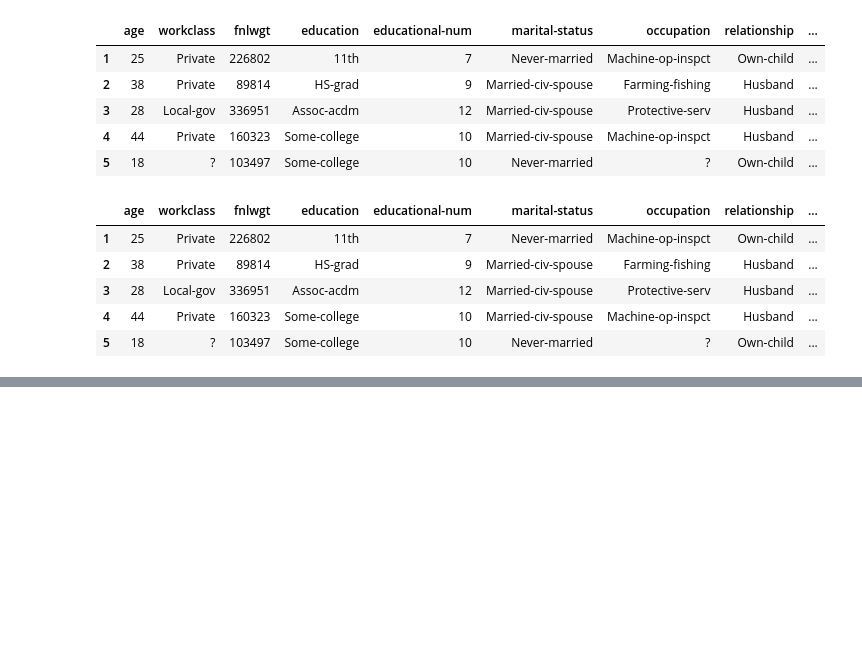
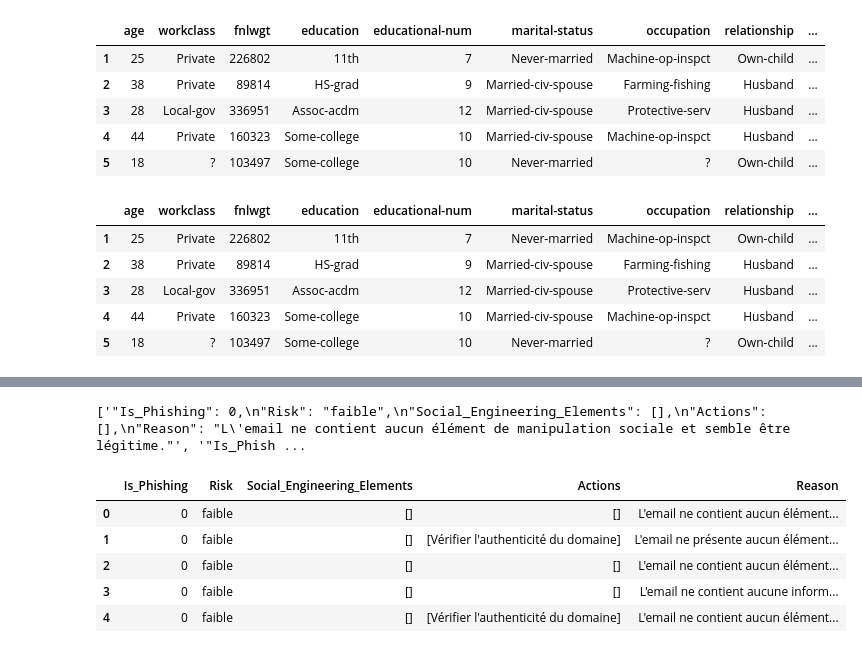
Before and after one commit to avnerelbaz3500/Statapp-Phishing, a Jupyter notebook: main.ipynb, the cells around one changed output, grey strips where cells are left out. Cells and saved outputs as stored; diff of their text form; code cells hidden in the pictures; blank space fills up the shorter version.

```diff
--- a/main.ipynb
+++ b/main.ipynb
@@ -349,0 +479,33 @@ sample_df.to_csv("phishing_emails.csv", index=False, encoding="utf-8")
+# %%
+def predict_email_gpt(email_text):
+    email_text = str(email_text)
+    prompt = f"""
+Tu es un expert en cybersécurité. Ta tâche est de classifier l'email ci-dessous comme "Phishing" ou "Légitime" et d'évaluer le risque.
+Pour cela, tu dois fournir les informations suivantes dans une structure précise :
+
+1. **Is_Phishing** : Indique si l'email est un phishing (1 pour phishing, 0 pour légitime).
+2. **Risk** : Le niveau de certitude que cet email soit un phishing ("élevé", "moyen" ou "faible)
+3. **Social_Engineering_Elements** : Liste des éléments de manipulation sociale trouvés dans l'email (par exemple "Urgence", "Impersonation", "Offre spéciale").
+4. **Actions** : Liste des actions recommandées (par exemple "Ne pas répondre", "Vérifier l'authenticité du domaine").
+5. **Reason** : Une explication résumée expliquant pourquoi l'email est jugé phishing ou légitime.
+
+Email :
+---
+{email_text}
+---
+
+Voici un exemple de réponse :
+  "Is_Phishing": 1,
+  "Risk": "élevé",
+  "Social_Engineering_Elements": ["Urgence", "Impersonation", "Offre spéciale"],
+  "Actions": ["Ne pas répondre", "Vérifier l'authenticité du domaine"],
+  "Reason": "L'email semble être une tentative de phishing en raison de l'urgence, de l'offre spéciale et de l'impersonation."
+"""
+
+    messages = [{"role": "user", "content": prompt}]
+    response = client_gpt.chat.completions.create(
+        model=AZURE_DEPLOYMENT_NAME,
+        messages=messages,
+        temperature=0.0
+    )
+    return response.choices[0].message.content.strip()
@@ -349,0 +527,21 @@ sample_df.to_csv("phishing_emails.csv", index=False, encoding="utf-8")
+# %%
+predictions = []
+for email_text in x_test[:100]: #test sur qlq mails pr l'instant
+    prediction = predict_email_gpt(email_text)
+    predictions.append(prediction)
+print(predictions)
+# %% [output]
+['"Is_Phishing": 0,\n"Risk": "faible",\n"Social_Engineering_Elements": [],\n"Actions": [],\n"Reason": "L\'email ne contient aucun élément de manipulation sociale et semble être légitime."', '"Is_Phish ...
+# %%
+predictions_dict = [ast.literal_eval("{" + pred + "}") for pred in predictions]
+# %%
+df_predictions = pd.DataFrame(predictions_dict)
+# %%
+df_predictions.head()
+# %% [output]
+|  | Is_Phishing | Risk | Social_Engineering_Elements | Actions | Reason |
+| 0 | 0 | faible | [] | [] | L'email ne contient aucun élément... |
+| 1 | 0 | faible | [] | [Vérifier l'authenticité du domaine] | L'email ne présente aucun élément... |
+| 2 | 0 | faible | [] | [] | L'email ne contient aucun élément... |
+| 3 | 0 | faible | [] | [] | L'email ne contient aucune inform... |
+| 4 | 0 | faible | [] | [Vérifier l'authenticité du domaine] | L'email ne contient aucun élément... |
```
Also changed, not shown: parts of 35 cells of this notebook, 2 other files.
